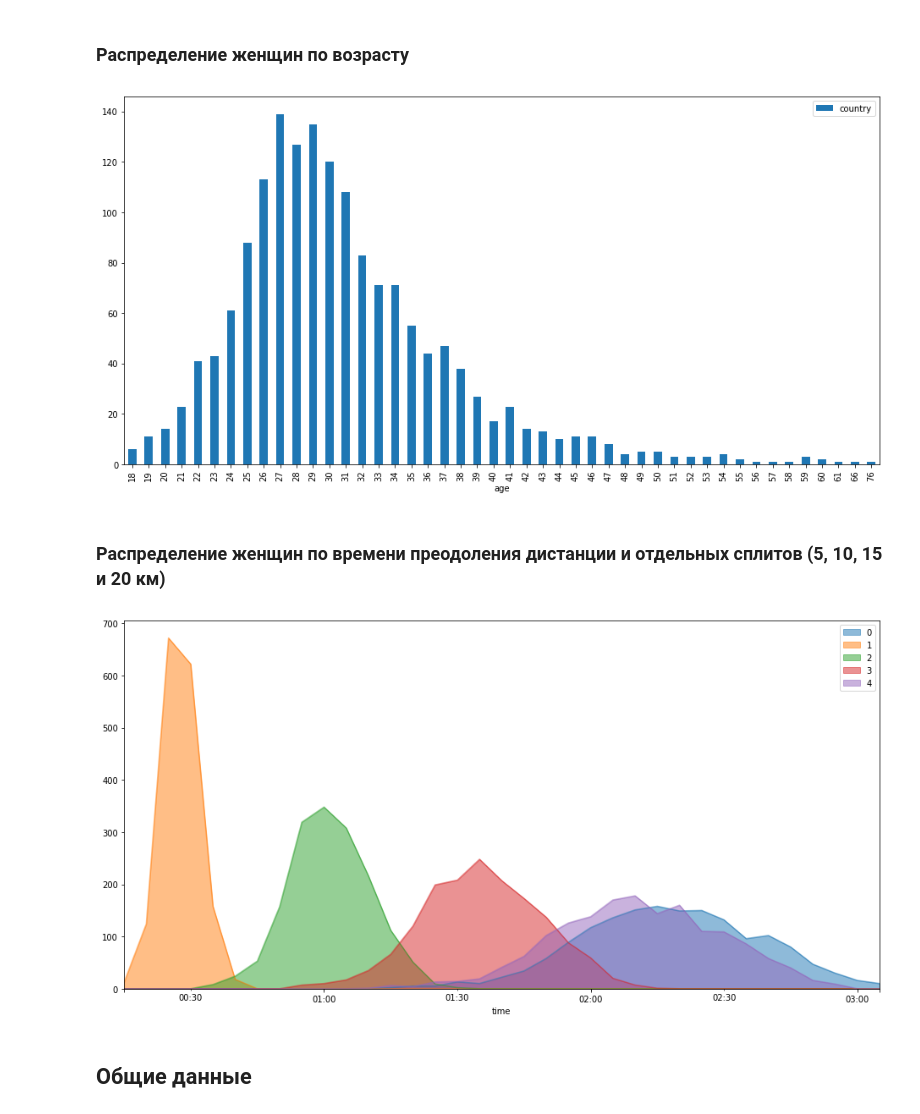
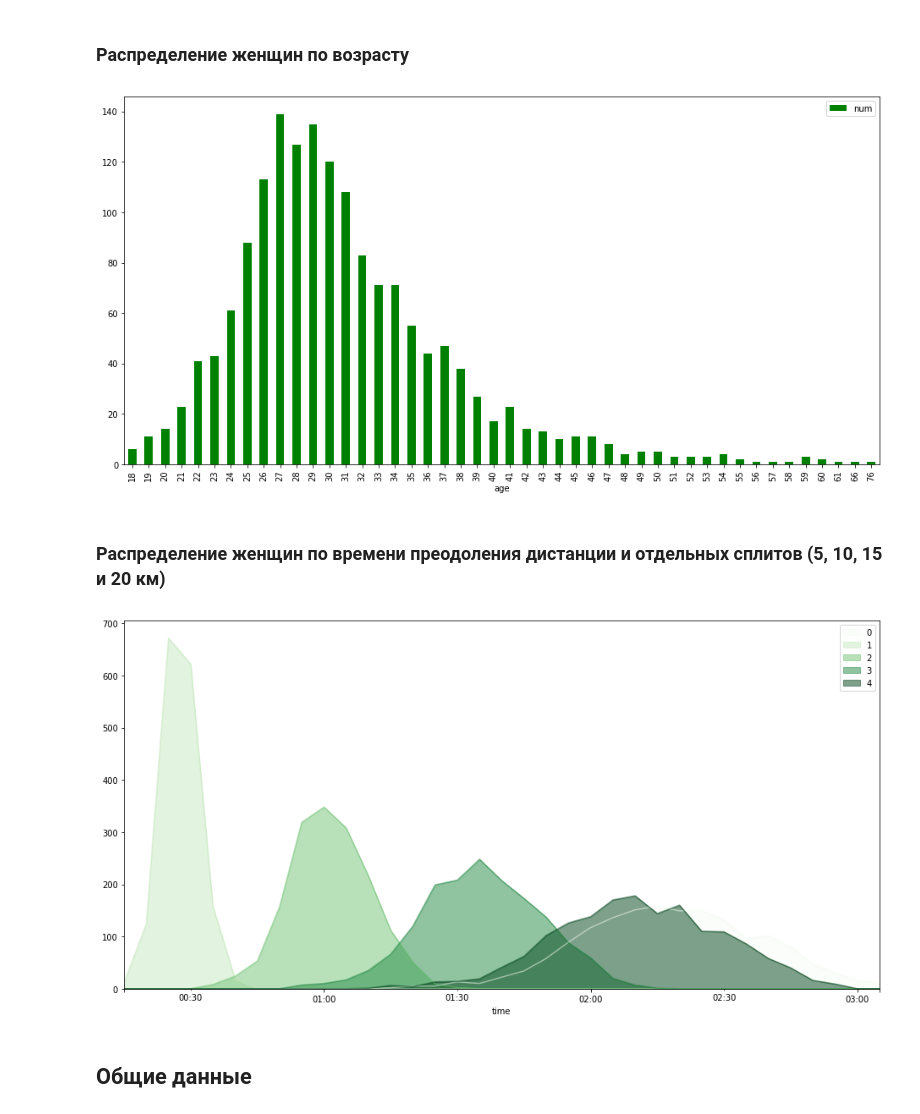
Before and after one commit to 185112007/notebooks, a Jupyter notebook: moscow-hm-2017.ipynb, the cells around one changed output. Cells and saved outputs as stored; diff of their text form; code cells hidden in the pictures.

Commit message:
Add plots with age, update plots color

```diff
--- a/moscow-hm-2017.ipynb
+++ b/moscow-hm-2017.ipynb
@@ -315,19 +317,19 @@ countries.tail(9) # все страны с более, чем одним уча
 ### Распределение женщин по возрасту
 # %%
 female_age = lambda: (([runner[5], runner[6]]) for runner in female)
-dffa = pd.DataFrame(female_age(), columns=['age', 'country'])
+dffa = pd.DataFrame(female_age(), columns=['age', 'num'])
 dffa = dffa.groupby('age').aggregate(len)
-dffa.plot.bar(figsize=(16, 8), stacked=False);
+dffa.plot.bar(figsize=(16, 8), stacked=False, color='Green');
 # %% [output]
-[figure, old version]
+[figure, new version]
 # %% [markdown]
 ### Распределение женщин по времени преодоления дистанции и отдельных сплитов (5, 10, 15 и 20 км)
 # %%
 timeseries(female, 12)
 result = pd.concat([timeseries(female, 9), timeseries(female, 11), timeseries(female, 12), timeseries(female, 13), timeseries(female, 14)], axis=1, ignore_index=True)
-result.plot.area(figsize=(16, 8), stacked=False);
+result.plot.area(figsize=(16, 8), stacked=False, colormap="Greens");
 # %% [output]
-[figure, old version]
+[figure, new version]
 # %% [markdown]
 ## Общие данные
 # %%
```
Also changed, not shown: parts of 4 cells of this notebook.
